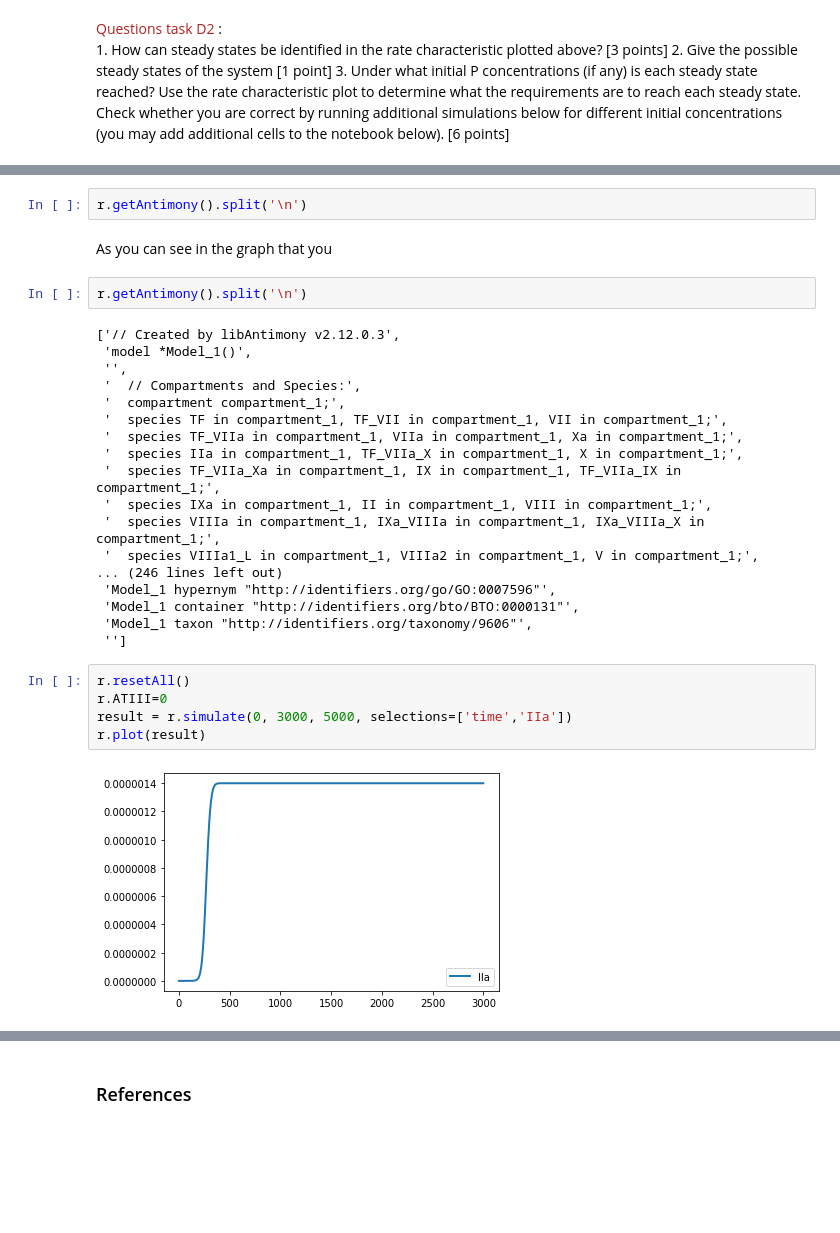
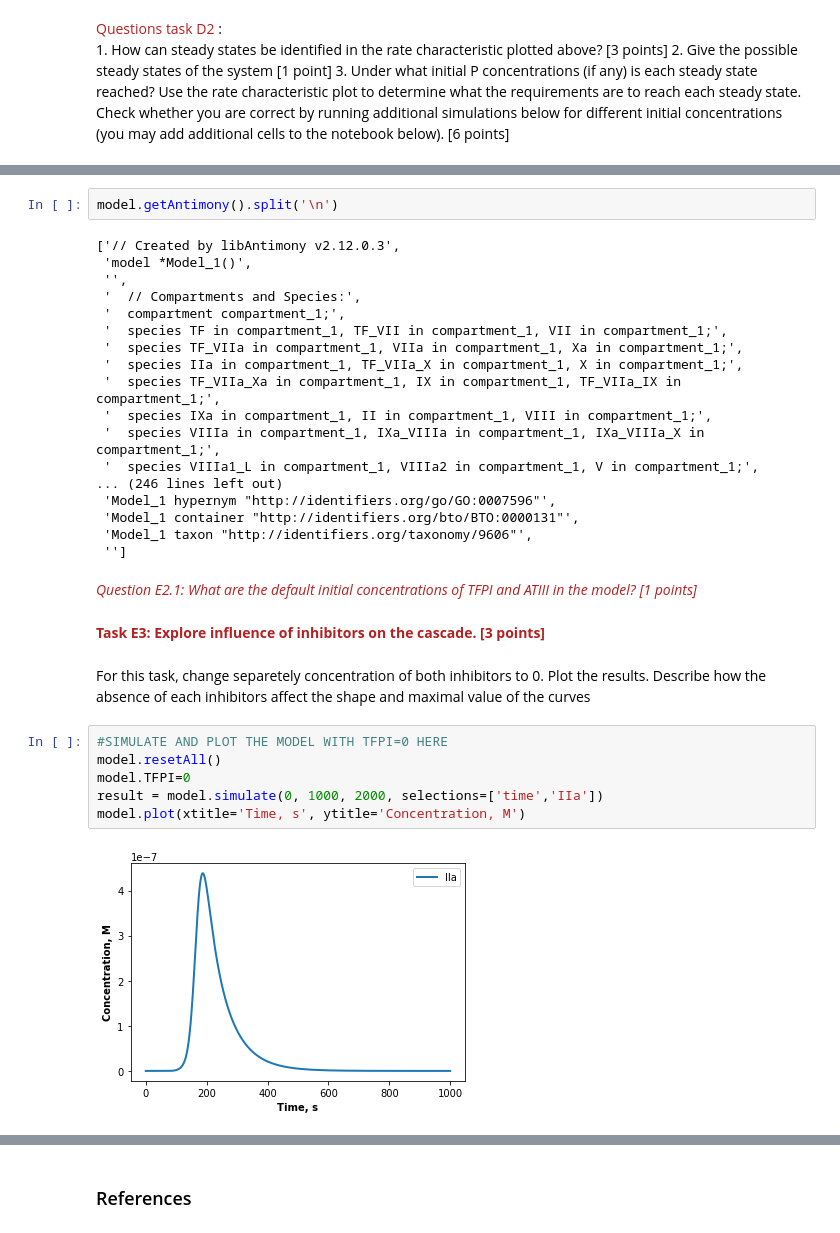
Before and after one commit to A2P2/Tools-of-Sys-Bio_RUG, a Jupyter notebook: 2020_Kinetic_modeling_in_Python_full.ipynb, the cells around one changed output, grey strips where cells are left out. Cells and saved outputs as stored; diff of their text form; blank space fills up the shorter version.

```diff
--- a/2020_Kinetic_modeling_in_Python_full.ipynb
+++ b/2020_Kinetic_modeling_in_Python_full.ipynb
@@ -1033,31 +1046,34 @@ Let's now see how the model string looks like.
 # %%
-r.getAntimony().split('\n')
+model.getAntimony().split('\n')
+# %% [output]
+['// Created by libAntimony v2.12.0.3',
+ 'model *Model_1()',
+ '',
+ '  // Compartments and Species:',
+ '  compartment compartment_1;',
+ '  species TF in compartment_1, TF_VII in compartment_1, VII in compartment_1;',
+ '  species TF_VIIa in compartment_1, VIIa in compartment_1, Xa in compartment_1;',
+ '  species IIa in compartment_1, TF_VIIa_X in compartment_1, X in compartment_1;',
+ '  species TF_VIIa_Xa in compartment_1, IX in compartment_1, TF_VIIa_IX in compartment_1;',
+ '  species IXa in compartment_1, II in compartment_1, VIII in compartment_1;',
+ '  species VIIIa in compartment_1, IXa_VIIIa in compartment_1, IXa_VIIIa_X in compartment_1;',
+ '  species VIIIa1_L in compartment_1, VIIIa2 in compartment_1, V in compartment_1;',
+... (246 lines left out)
+ 'Model_1 hypernym "http://identifiers.org/go/GO:0007596"',
+ 'Model_1 container "http://identifiers.org/bto/BTO:0000131"',
+ 'Model_1 taxon "http://identifiers.org/taxonomy/9606"',
+ '']
-# %% [markdown]
-As you can see in the graph that you
-# %%
-r.getAntimony().split('\n')
-# %% [output]
-['// Created by libAntimony v2.12.0.3',
- 'model *Model_1()',
- '',
- '  // Compartments and Species:',
- '  compartment compartment_1;',
- '  species TF in compartment_1, TF_VII in compartment_1, VII in compartment_1;',
- '  species TF_VIIa in compartment_1, VIIa in compartment_1, Xa in compartment_1;',
- '  species IIa in compartment_1, TF_VIIa_X in compartment_1, X in compartment_1;',
- '  species TF_VIIa_Xa in compartment_1, IX in compartment_1, TF_VIIa_IX in compartment_1;',
- '  species IXa in compartment_1, II in compartment_1, VIII in compartment_1;',
- '  species VIIIa in compartment_1, IXa_VIIIa in compartment_1, IXa_VIIIa_X in compartment_1;',
- '  species VIIIa1_L in compartment_1, VIIIa2 in compartment_1, V in compartment_1;',
-... (246 lines left out)
- 'Model_1 hypernym "http://identifiers.org/go/GO:0007596"',
- 'Model_1 container "http://identifiers.org/bto/BTO:0000131"',
- 'Model_1 taxon "http://identifiers.org/taxonomy/9606"',
- '']
-# %%
-r.resetAll()
-r.ATIII=0
-result = r.simulate(0, 3000, 5000, selections=['time','IIa'])
-r.plot(result)
-# %% [output]
-[figure, removed]
+# %% [markdown]
+<font color='firebrick'><i> Question E2.1: 	What are the default initial concentrations of TFPI and ATIII in the model? [1 points]</i></font>
+# %% [markdown]
+<font color='firebrick'><b>Task E3: Explore influence of inhibitors on the cascade. [3 points]</b></font><br>
+# %% [markdown]
+For this task, change separetely concentration of both inhibitors to 0. Plot the results. Describe how the absence of each inhibitors affect the shape and maximal value of the curves
+# %%
+#SIMULATE AND PLOT THE MODEL WITH TFPI=0 HERE
+model.resetAll()
+model.TFPI=0
+result = model.simulate(0, 1000, 2000, selections=['time','IIa'])
+model.plot(xtitle='Time, s', ytitle='Concentration, M')
+# %% [output]
+[figure, added]
```
Also changed, not shown: parts of 39 cells of this notebook.
